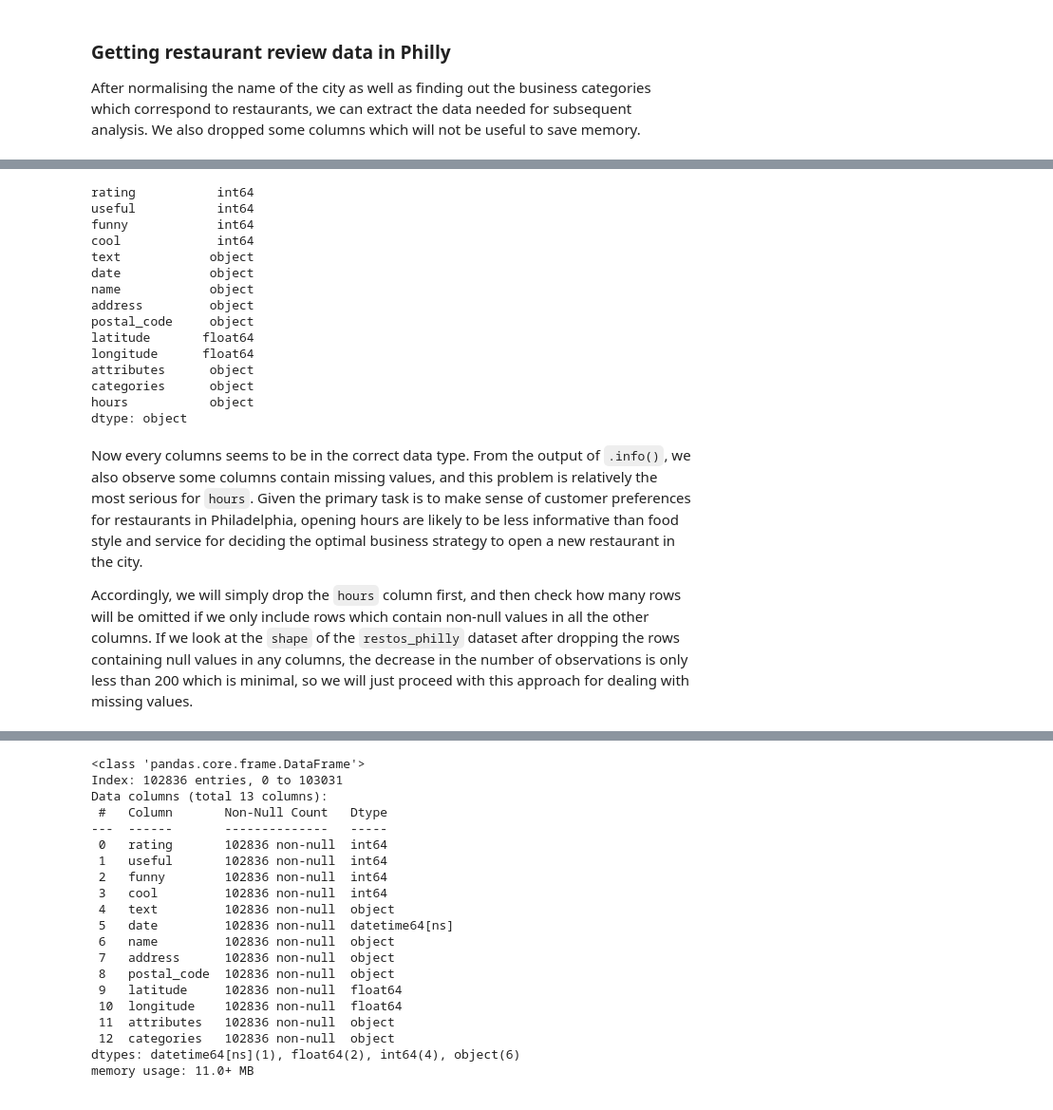
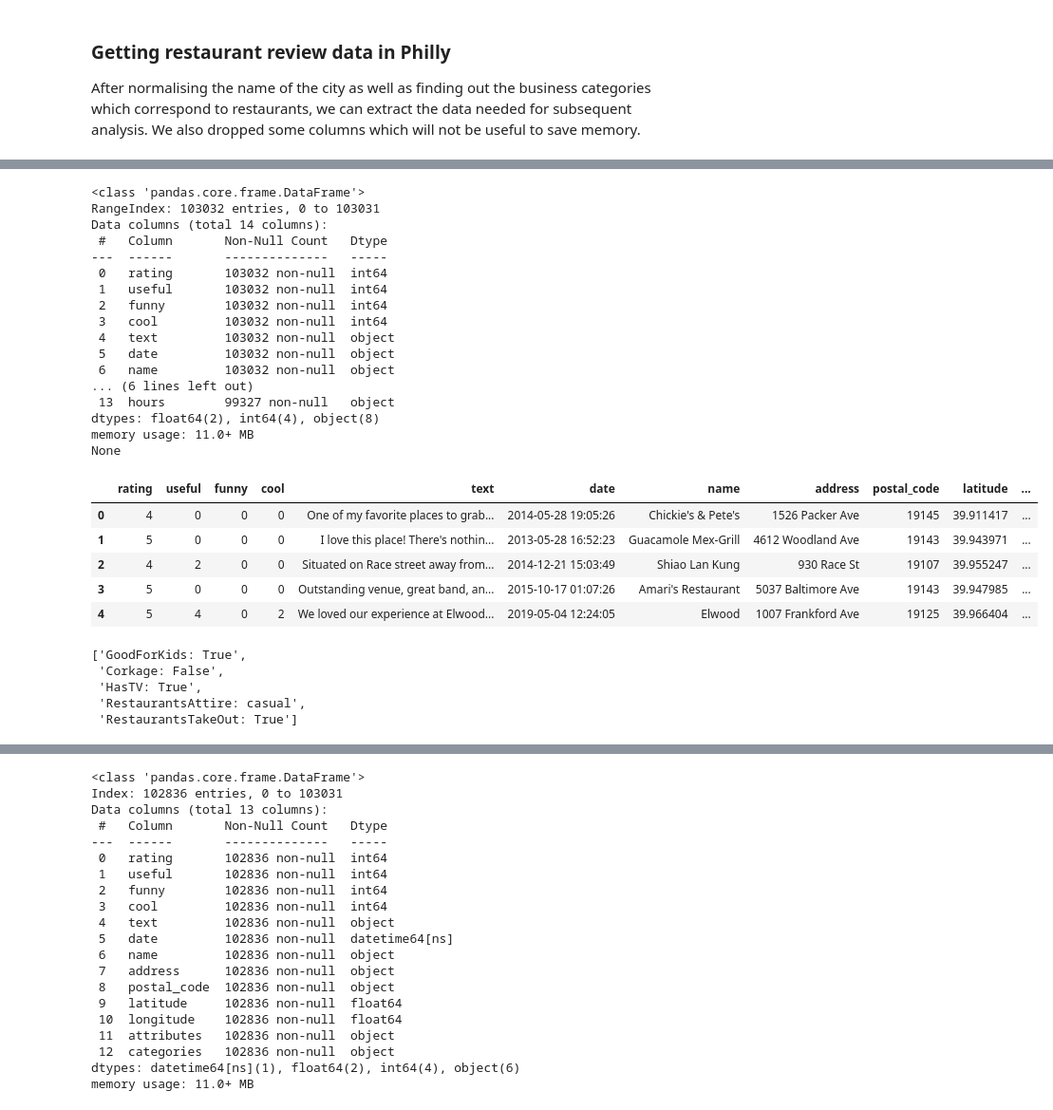
Before and after one commit to kwanchmn/Advanced-topics-in-ML, a Jupyter notebook: Baldur/baldur_task_2.ipynb, the cells around one changed output, grey strips where cells are left out. Shown at 95% size. Saved outputs shown, nothing was run; the diff lists cells and outputs as text; code cells hidden in the pictures.

Commit message:
Removed json symbols in the attributes column; Added csvs files for restaurants in Philly.

```diff
--- a/Baldur/baldur_task_2.ipynb
+++ b/Baldur/baldur_task_2.ipynb
@@ -258,26 +261,42 @@ We now inspect the restaurant review data to see if more cleaning needs to be do
 # %%
 # Inspecting the data types of the columns
-print(restos_philly.dtypes)
+print(restos_philly.info())
+restos_philly.head()
 # %% [output]
-rating           int64
-useful           int64
-funny            int64
-cool             int64
-text            object
-date            object
-name            object
-address         object
-postal_code     object
-latitude       float64
-longitude      float64
-attributes      object
-categories      object
-hours           object
-dtype: object
+<class 'pandas.core.frame.DataFrame'>
+RangeIndex: 103032 entries, 0 to 103031
+Data columns (total 14 columns):
+ #   Column       Non-Null Count   Dtype
+---  ------       --------------   -----
+ 0   rating       103032 non-null  int64
+ 1   useful       103032 non-null  int64
+ 2   funny        103032 non-null  int64
+ 3   cool         103032 non-null  int64
+ 4   text         103032 non-null  object
+ 5   date         103032 non-null  object
+ 6   name         103032 non-null  object
+... (6 lines left out)
+ 13  hours        99327 non-null   object
+dtypes: float64(2), int64(4), object(8)
+memory usage: 11.0+ MB
+None
+|  | rating | useful | funny | cool | text | date | name | address | postal_code | latitude | ... |
+| 0 | 4 | 0 | 0 | 0 | One of my favorite places to grab... | 2014-05-28 19:05:26 | Chickie's & Pete's | 1526 Packer Ave | 19145 | 39.911417 | ... |
+| 1 | 5 | 0 | 0 | 0 | I love this place! There's nothin... | 2013-05-28 16:52:23 | Guacamole Mex-Grill | 4612 Woodland Ave | 19143 | 39.943971 | ... |
+| 2 | 4 | 2 | 0 | 0 | Situated on Race street away from... | 2014-12-21 15:03:49 | Shiao Lan Kung | 930 Race St | 19107 | 39.955247 | ... |
+| 3 | 5 | 0 | 0 | 0 | Outstanding venue, great band, an... | 2015-10-17 01:07:26 | Amari's Restaurant | 5037 Baltimore Ave | 19143 | 39.947985 | ... |
+| 4 | 5 | 4 | 0 | 2 | We loved our experience at Elwood... | 2019-05-04 12:24:05 | Elwood | 1007 Frankford Ave | 19125 | 39.966404 | ... |
 # %%
 # Converting the date column into datetime data type for easier manipulation
 restos_philly["date"] = pd.to_datetime(restos_philly['date']).dt.normalize()
+
+# Cleaning attributes
+restos_philly["attributes"] = restos_philly["attributes"].str.replace(r"\{|\}|'|\"|\bu", "", regex=True)
+restos_philly["attributes"] = restos_philly["attributes"].str.split(", ")
+restos_philly["attributes"][0][:5]  # I'll leave it like this for now but do further pre-processing if you need to
+# %% [output]
+['GoodForKids: True',
+ 'Corkage: False',
+ 'HasTV: True',
+ 'RestaurantsAttire: casual',
+ 'RestaurantsTakeOut: True']
-# %% [markdown]
-Now every columns seems to be in the correct data type. From the output of `.info()`, we also observe some columns contain missing values, and this problem is relatively the most serious for `hours`. Given the primary task is to make sense of customer preferences for restaurants in Philadelphia, opening hours are likely to be less informative than food style and service for deciding the optimal business strategy to open a new restaurant in the city.
-
-Accordingly, we will simply drop the `hours` column first, and then check how many rows will be omitted if we only include rows which contain non-null values in all the other columns. If we look at the `shape` of the `restos_philly` dataset after dropping the rows containing null values in any columns, the decrease in the number of observations is only less than 200 which is minimal, so we will just proceed with this approach for dealing with missing values.
```
Also changed, not shown: parts of 18 cells of this notebook, 2 other files.
